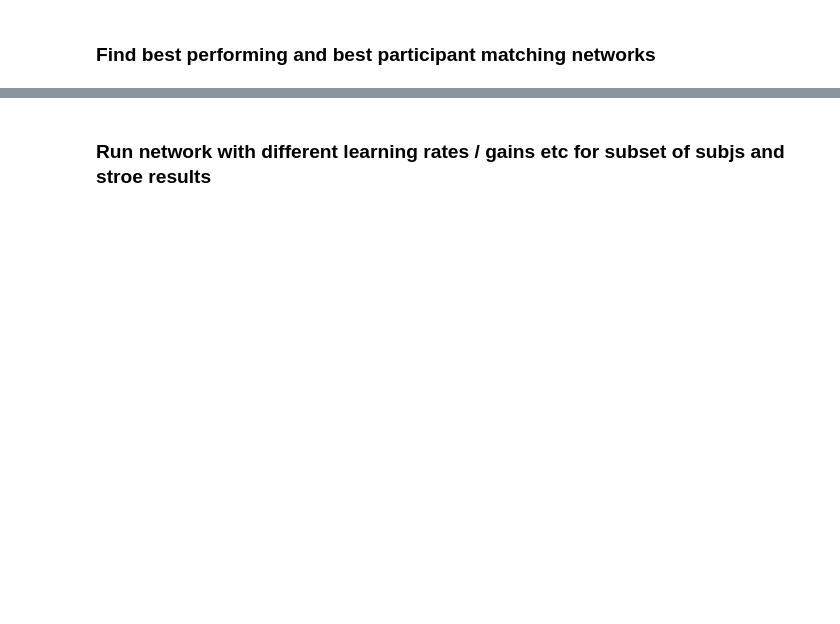
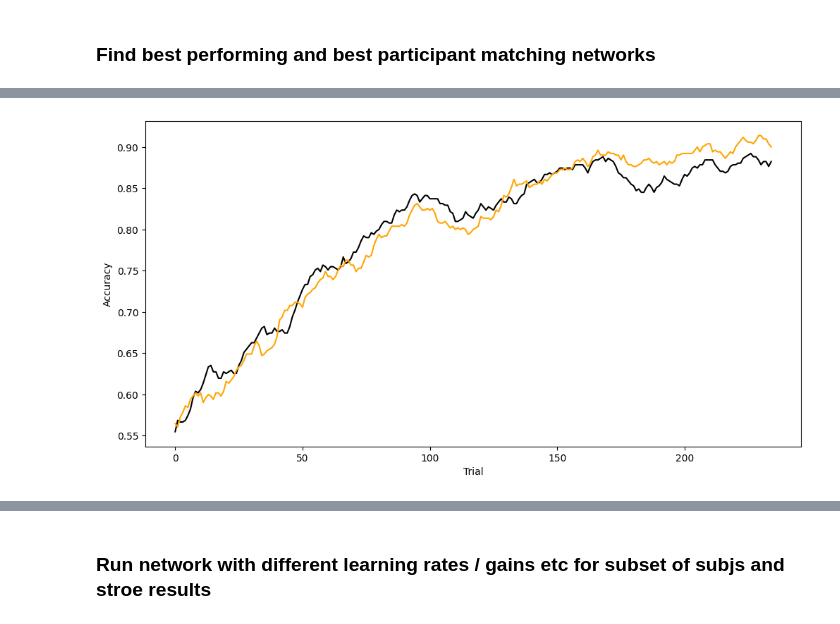
Before and after one commit to theoschaefer/orthoreplay, a Jupyter notebook: nico_models/nico_network_notebook.ipynb, the cells around one changed output, grey strips where cells are left out. Drawn from its saved outputs; the diff is of its cells as text; code cells hidden in the pictures; blank space fills up the shorter version.

Commit message:
Fixed Behavior fit + Rep Correlations

```diff
--- a/nico_models/nico_network_notebook.ipynb
+++ b/nico_models/nico_network_notebook.ipynb
@@ -72,13 +84,20 @@ def prep_marginal_means(cdim, loss_array, acc_array, window_size=15):
     dimsize = running_avg_loss.shape[0]
     return running_avg_loss, running_avg_accuracy, dimsize
 
-def prepare_data(sub, csvpath, isRecurrent=True, withPassive = True):
+def prepare_data(sub, csvpath, isRecurrent=True, withPassive = True, input_norm = True):
     # Load the data using the provided helper function
     inputs, targets, isPassive, states,  block, passive_type, responses, correct_responses = get_input_output_stateformation(sub=sub,csvpath = csvpath, isRecurrent=isRecurrent, withPassive = withPassive)
     #inputs, targets = get_input_output_stateformation(sub=sub, csvpath=csvpath, isRecurrent=isRecurrent)
+    if input_norm:
+        mean = inputs.mean(axis=-1, keepdims=True)  # shape: (462, 2, 1)
+        std = inputs.std(axis=-1, keepdims=True)    # shape: (462, 2, 1)
+        # Normalize
+        inputs_norm = (inputs - mean) / (std + 1e-8)     # shape: (462, 2, 16)
+        # Transform inputs
+        inputs = np.transpose(inputs_norm, (1, 2, 0))  # Rearrange dimensions -- use NORMED
+    else:
+        inputs = np.transpose(inputs, (1, 2, 0))  # Rearrange dimensions -- use UN NORMED
 
-    # Transform inputs
-    inputs = np.transpose(inputs, (1, 2, 0))  # Rearrange dimensions
     inputs = inputs[np.newaxis, :, :, :]  # Add a new axis for batch size
     passive_inputs = inputs[:,:,:,isPassive == 1]  # Inputs where isPassive is True
     active_inputs = inputs[:,:,:,isPassive == 0]  # Inputs where isPassive is False
@@ -99,11 +118,12 @@ def prepare_data(sub, csvpath, isRecurrent=True, withPassive = True):
 
     return inputs, active_inputs, passive_inputs, targets, active_targets, passive_targets, states, isPassive, block, passive_type, responses, correct_responses
 
-def get_pair_indices(states, blocksize = 42, nblocks = 11):
+def get_pair_indices(states, passive_idx, blocksize = 42, nblocks = 11):
     earlypre_sort_matrix = np.zeros((nblocks, 4), dtype=int)
     earlypost_sort_matrix = np.zeros((nblocks, 4), dtype=int)
     latepre_sort_matrix = np.zeros((nblocks, 5), dtype=int)
     latepost_sort_matrix = np.zeros((nblocks, 5), dtype=int)
+
 
     for cblock in range(nblocks):
         earlypreidx = cblock*blocksize + np.arange(0,4)
@@ -118,11 +138,15 @@ def get_pair_indices(states, blocksize = 42, nblocks = 11):
 
         # sort the pre states
         earlypre_sort_matrix[cblock,:] = earlypreidx[np.argsort(cstates_earlypre)].astype(int)
+        earlypre_sort_matrix[cblock,:] = np.searchsorted(passive_idx, earlypre_sort_matrix[cblock,:])
         latepre_sort_matrix[cblock,:] = latepreidx[np.argsort(cstates_latepre)].astype(int)
+        latepre_sort_matrix[cblock,:] = np.searchsorted(passive_idx, latepre_sort_matrix[cblock,:])
 
         # sort the post states to match the sorted pre states
         earlypost_sort_matrix[cblock,:] = earlypostidx[np.argsort(cstates_earlypost)].astype(int)
+        earlypost_sort_matrix[cblock,:] = np.searchsorted(passive_idx, earlypost_sort_matrix[cblock,:])
         latepost_sort_matrix[cblock,:] = latepostidx[np.argsort(cstates_latepost)].astype(int)
+        latepost_sort_matrix[cblock,:] = np.searchsorted(passive_idx, latepost_sort_matrix[cblock,:])
 
         #earlypre_sort = earlypreidx[np.argsort(cstates_earlypre)].astype(int)
         #latepre_sort = latepreidx[np.argsort(cstates_latepre)].astype(int)
@@ -373,22 +401,75 @@ print(np.log(results["probs"]['sub504'][learning_rate][rnn_gain][fc_gain]))
 ### Find best performing and best participant matching networks
 # %%
 # Initialize an array to store the losses
+win_size = 30
 loss_array = np.full((n_lr, n_rg, n_fg, n_subj, n_active_trials), np.nan)
 acc_array = loss_array.copy()  # Create a copy of loss_array for accuracies
-prob_array = loss_array.copy()  # Create a copy of loss_array for probabilities
+nll_array = loss_array.copy()  # Create a copy of loss_array for probabilities
+best_subj_net = np.full((3, n_subj), -1)
+sum_prob = np.full((n_lr, n_rg, n_fg, n_subj), np.nan)
+net_perf = np.full((n_subj, n_active_trials-win_size+1), np.nan)
+subj_perf = np.full((n_subj, n_active_trials-win_size+1), np.nan)
+
+# Populate the array
+for subj_idx, csub in enumerate(subjs):
+    for rnn_idx, rnn_gain in enumerate(rnn_gains):
+        for fc_idx, fc_gain in enumerate(fc_gains):
+            for lr_idx, learning_rate in enumerate(learning_rates):
+                loss_array[lr_idx, rnn_idx, fc_idx, subj_idx, :] = results["losses"][csub][learning_rate][rnn_gain][fc_gain]
+                acc_array[lr_idx, rnn_idx, fc_idx, subj_idx, :] = results["accuracies"][csub][learning_rate][rnn_gain][fc_gain]
+                nll_array[lr_idx, rnn_idx, fc_idx, subj_idx, :] = results["nll"][csub][learning_rate][rnn_gain][fc_gain]
+                #sum_prob[lr_idx, rnn_idx, fc_idx, subj_idx] = np.nansum(np.abs((running_average(results["subjcorrect"][csub], window_size=30)[-30:] - running_average(acc_array[lr_idx, rnn_idx, fc_idx, subj_idx, :], window_size=30)[-30:])))
+    # find net that best fits given subject
+    data = acc_array[:, :, :, subj_idx, :]
+    reshaped_data = data.reshape(-1, 264)
+
+    # Apply running_average to each row
+    smoothed_data = np.array([running_average(reshaped_data[i,:], window_size = win_size) for i in range(reshaped_data.shape[0])])
+    smoothed_behavior = running_average(results["subjcorrect"][csub]*1, window_size = win_size)
+    LS = np.sum((smoothed_data[:,:] - smoothed_behavior[:])**2, axis=1)
+    cidx = np.argmin(LS)
+    i, j, k = np.unravel_index(cidx, (n_lr, n_rg, n_fg))
+    best_subj_net[:,subj_idx] = [i, j, k]#np.unravel_index(np.argmin(sum_prob[:, :, :, subj_idx]), sum_prob[:, :, :, subj_idx].shape)
+    net_perf[subj_idx, :] = smoothed_data[cidx,:]
+    subj_perf[subj_idx, :] = smoothed_behavior
 
 
-# Populate the array
-for lr_idx, learning_rate in enumerate(learning_rates):
-    for rnn_idx, rnn_gain in enumerate(rnn_gains):
-        for fc_idx, fc_gain in enumerate(fc_gains):
-            for subj_idx, csub in enumerate(subjs):
-                loss_array[lr_idx, rnn_idx, fc_idx, subj_idx, :] = results["losses"][csub][learning_rate][rnn_gain][fc_gain]
-                acc_array[lr_idx, rnn_idx, fc_idx, subj_idx, :] = results["accuracies"][csub][learning_rate][rnn_gain][fc_gain]
-                prob_array[lr_idx, rnn_idx, fc_idx, subj_idx, :] = results["probs"][csub][learning_rate][rnn_gain][fc_gain]
+
+mean_acc = np.nanmean(acc_array[:, :, :, :, 1:n_active_trials], axis=(3,4))  # Shape: (len(learning_rates), 3, 3, n_subj)
+mean_loss = np.nanmean(loss_array[:, :, :, :, :], axis=(3,4))  # Shape: (len(learning_rates), 3, 3, n_subj)
+# Find the best net overall
+i, j, k = np.unravel_index(np.argmax(mean_acc), (n_lr, n_rg, n_fg))
+max_indices = [i, j, k]
+best_net_acc = np.nanmean(acc_array[max_indices[0], max_indices[1], max_indices[2], :,:], axis=(0))
+best_net_loss = np.nanmean(loss_array[max_indices[0], max_indices[1], max_indices[2], :,:], axis=(0))
+best_net_acc_s = running_average(best_net_acc, window_size=15)
+best_net_loss_s = running_average(best_net_loss, window_size=15)
+
+plt.figure(figsize=(12, 6))
+
+#plt.subplot(1, 2, 1)
+plt.plot(np.nanmean(subj_perf, axis = 0), color = 'black')
+plt.plot(np.nanmean(net_perf, axis = 0), color = 'orange')
+plt.xlabel("Trial")
+plt.ylabel("Accuracy")
+#plt.title(f'Best performing net: alpha {learning_rates[max_indices[0]]} RNN gain: {rnn_gains[max_indices[1]]}')
+
+#plt.subplot(1, 2, 2)
+#plt.plot(best_net_loss_s)
+#plt.xlabel("Trial")
+#plt.ylabel("Loss")
+#plt.title(f'Best performing net: alpha {learning_rates[max_indices[0]]} RNN gain: {rnn_gains[max_indices[1]]}')
 
 
-mean_loss = np.nanmean(loss_array[:, :, :, :, 200:n_trials], axis=(3,4))  # Shape: (len(learning_rates), 3, 3, n_subj)
-mean_acc = np.nanmean(acc_array[:, :, :, :, 200:n_trials], axis=(3,4))  # Shape: (len(learning_rates), 3, 3, n_subj)
-sum_prob = np.nansum(prob_array[:, :, :, :, 1:n_trials], axis=(4))  # Shape: (len(learning_rates), 3, 3, n_subj)
+# plot best fitting per subject
+plt.figure(figsize=(12, 6))
+
+for subj_idx, csub in enumerate(subjs):
+    plt.subplot(2, int((n_subj+1)/2), subj_idx+1)
+    plt.plot(net_perf[subj_idx, :], color = 'black')
+    plt.plot(subj_perf[subj_idx, :], color = 'blue')
+    plt.ylim(0.25, 1)
+    plt.xlabel("Trial")
+    plt.ylabel("Accuracy")
+    plt.title(f'subj {csub}')
 # %% [output]
@@ -411,0 +476 @@ sum_prob = np.nansum(prob_array[:, :, :, :, 1:n_trials], axis=(4))  # Shape: (le
+[figure, added]
```
Also changed, not shown: parts of 22 cells of this notebook.
